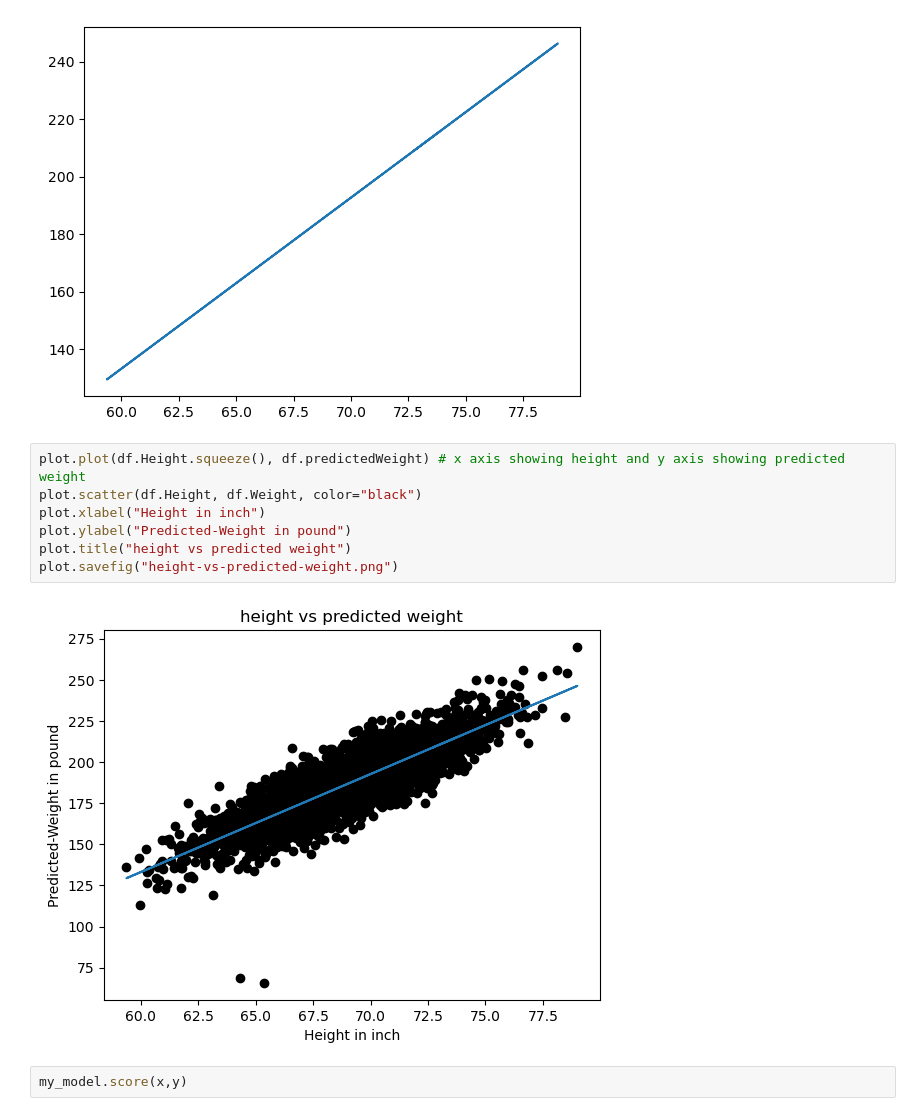
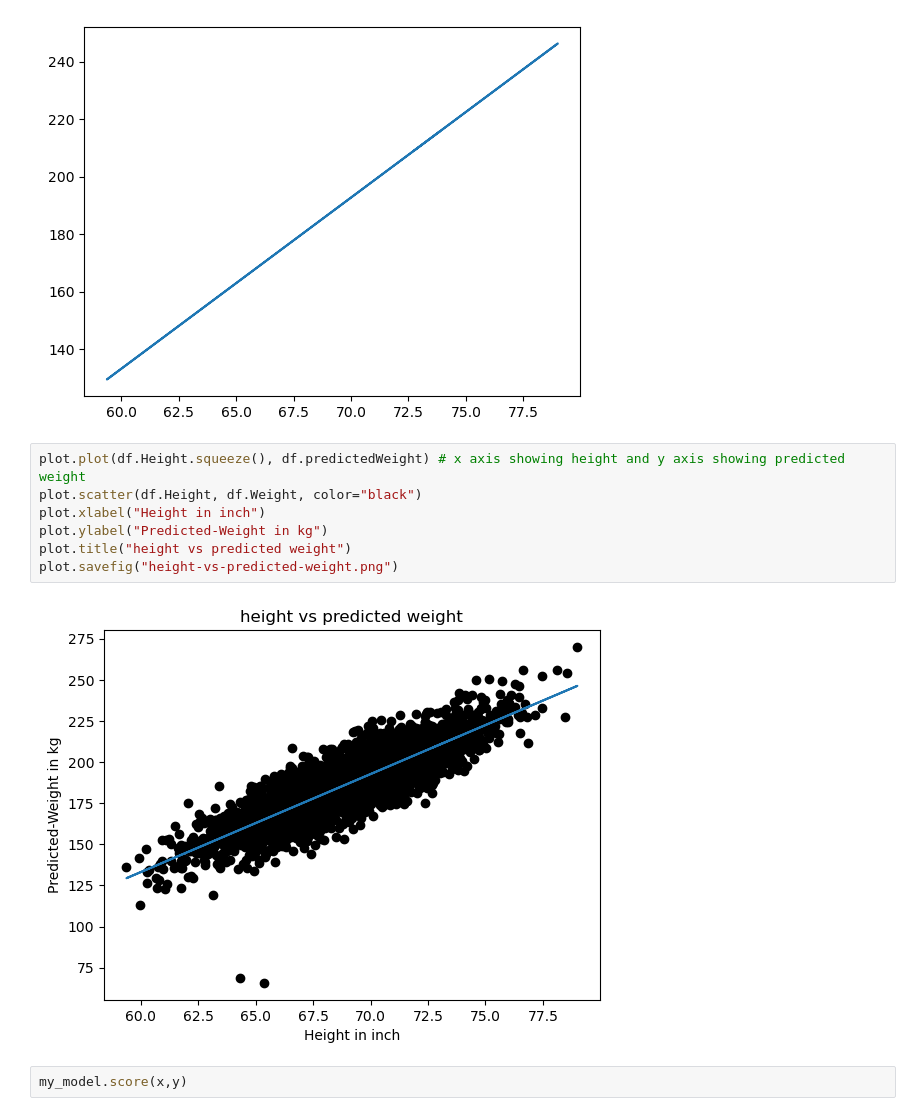
Before and after one commit to Mohaiminul-Islam-Bhuiyan/MachineLearning, a Jupyter notebook: class_04/linear-regression.ipynb, the cells around one changed output. Saved outputs shown, nothing was run; the diff lists cells and outputs as text.

```diff
--- a/class_04/linear-regression.ipynb
+++ b/class_04/linear-regression.ipynb
@@ -227,12 +213,12 @@ plot.plot(df.Height, df.predictedWeight)
 # %%
 plot.plot(df.Height.squeeze(), df.predictedWeight) # x axis showing height and y axis showing predicted weight
 plot.scatter(df.Height, df.Weight, color="black")
 plot.xlabel("Height in inch")
-plot.ylabel("Predicted-Weight in pound")
+plot.ylabel("Predicted-Weight in kg")
 plot.title("height vs predicted weight")
 plot.savefig("height-vs-predicted-weight.png")
 # %% [output]
-[figure, old version]
+[figure, new version]
 # %%
 my_model.score(x,y)
 # %% [output]
```
Also changed, not shown: parts of 8 cells of this notebook, 34 other files.
